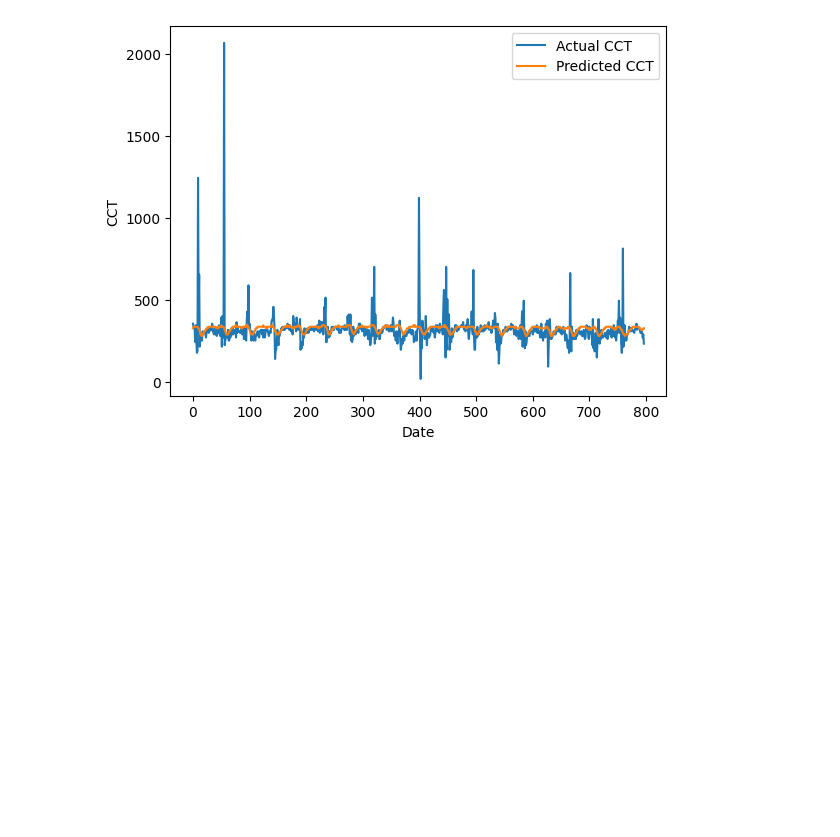
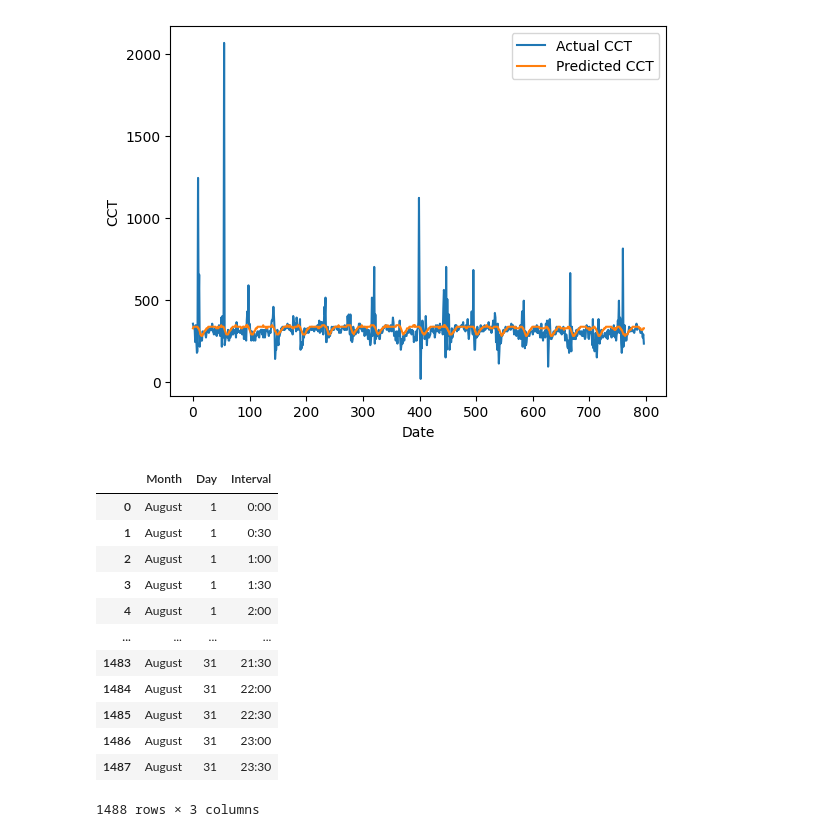
Before and after one commit to eeen17/jems, a Jupyter notebook: model.ipynb, the cells around one changed output. Cells and saved outputs as stored; diff of their text form; code cells hidden in the pictures; blank space fills up the shorter version.

```diff
--- a/model.ipynb
+++ b/model.ipynb
@@ -432,4 +432,21 @@ plt.legend()
 plt.show()
 # %% [output]
 [figure]
+# %%
+forecast_df = pd.read_csv("data/template_forecast_v00.csv")[["Month", "Day", "Interval"]]
+forecast_df
+# %% [output]
+|  | Month | Day | Interval |
+| 0 | August | 1 | 0:00 |
+| 1 | August | 1 | 0:30 |
+| 2 | August | 1 | 1:00 |
+| 3 | August | 1 | 1:30 |
+| 4 | August | 1 | 2:00 |
+| ... | ... | ... | ... |
+| 1483 | August | 31 | 21:30 |
+| 1484 | August | 31 | 22:00 |
+| 1485 | August | 31 | 22:30 |
+| 1486 | August | 31 | 23:00 |
+| 1487 | August | 31 | 23:30 |
+1488 rows × 3 columns
 # %%
```
Also changed, not shown: parts of 4 cells of this notebook, 4 other files.
